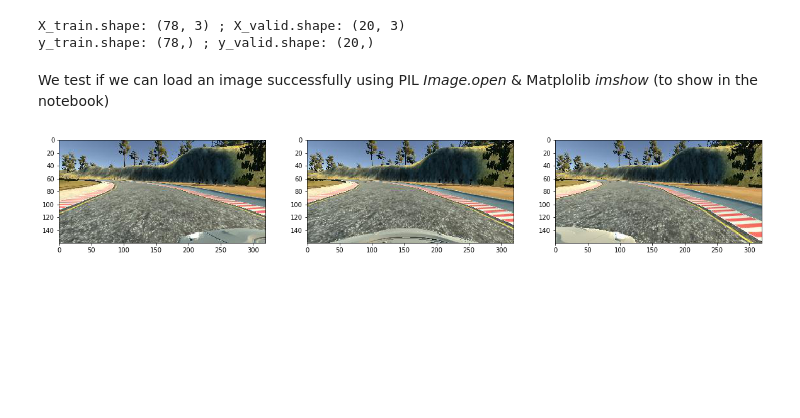
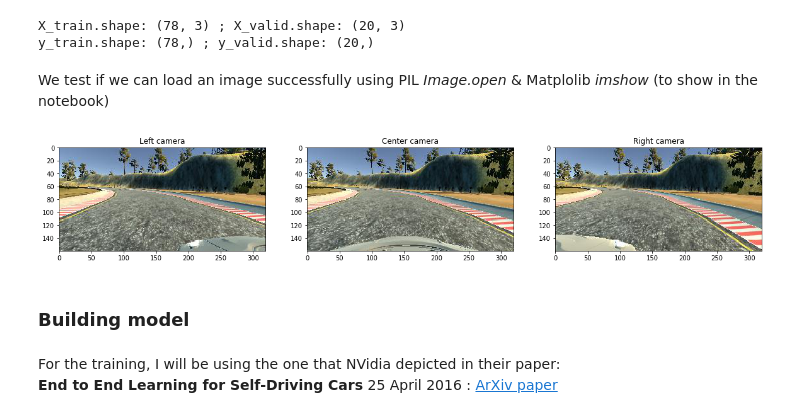
Before and after one commit to MelanVijayaratnam/self-driving, a Jupyter notebook: self-driving.ipynb, the cells around one changed output. Saved outputs shown, nothing was run; the diff lists cells and outputs as text; code cells hidden in the pictures; blank space fills up the shorter version.

Commit message:
Start build model with Keras

```diff
--- a/self-driving.ipynb
+++ b/self-driving.ipynb
@@ -126,23 +129,31 @@ We test if we can load an image successfully using PIL <i>Image.open</i> & Matpl
 # %%
 img_1 = X_train[0][0]
 img_center = Image.open(img_1)
 
 img_2 = X_train[0][1]
 img_left = Image.open(img_2)
 
 img_3 = X_train[0][2]
 img_right = Image.open(img_3)
 
 plt.figure(1, figsize=(20, 12))
 plt.subplot(332)
+plt.title('Center camera')
 plt.imshow(img_center)
 
 plt.subplot(331)
+plt.title('Left camera')
 plt.imshow(img_left)
 
 plt.subplot(333)
+plt.title('Right camera')
 plt.imshow(img_right)
 
 plt.show()
 # %% [output]
-[figure, old version]
+[figure, new version]
+# %% [markdown]
+<h3>Building model</h3>
+# %% [markdown]
+For the training, I will be using the one that NVidia depicted in their paper: <br>
+<b>End to End Learning for Self-Driving Cars</b> 25 April 2016 : <a href="https://arxiv.org/abs/1604.07316.pdf"> ArXiv paper</a>
```
Also changed, not shown: parts of 3 cells of this notebook.
